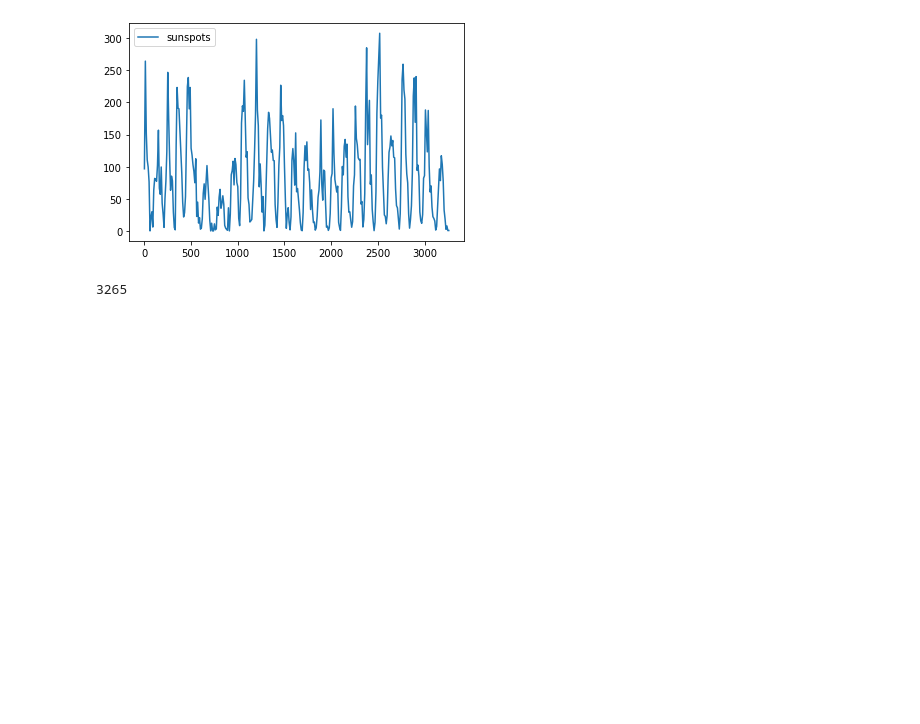
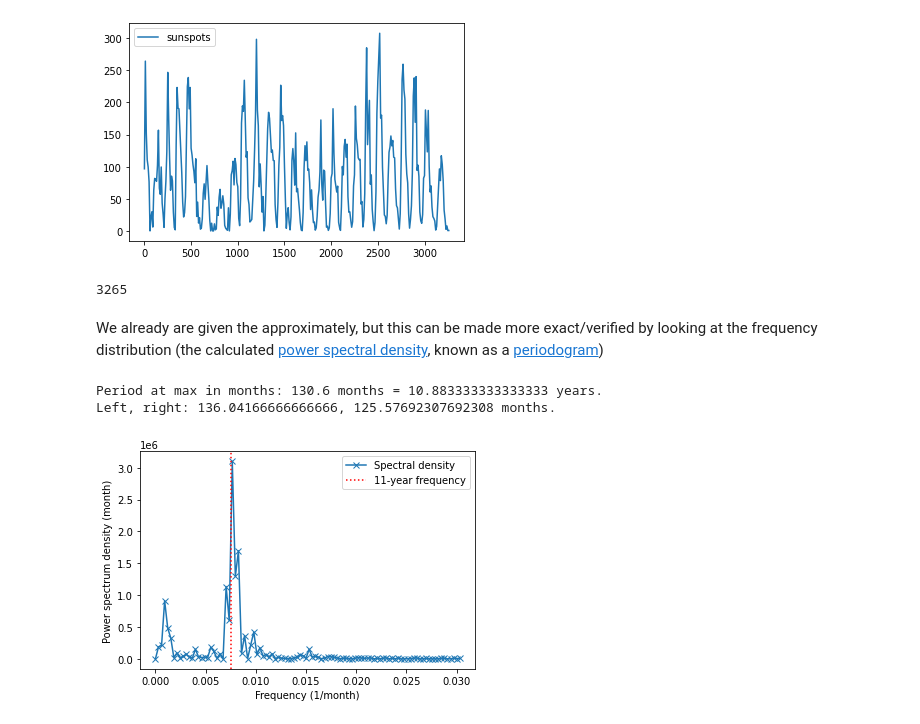
Before and after one commit to vivecalindahl/timeseries-prediction, a Jupyter notebook: rnn-lstm-forecasting.ipynb, the cells around one changed output. Drawn from its saved outputs; the diff is of its cells as text; code cells hidden in the pictures; blank space fills up the shorter version.

```diff
--- a/rnn-lstm-forecasting.ipynb
+++ b/rnn-lstm-forecasting.ipynb
@@ -108,3 +122,23 @@ sns.lineplot(data=df[::10],);
 len(df)
 # %% [output]
 3265
+# %% [markdown]
+We already are given the approximately, but this can be made more exact/verified by looking at the frequency distribution
+(the calculated [power spectral density](https://en.wikipedia.org/wiki/Spectral_density), known as a [periodogram](https://en.wikipedia.org/wiki/Periodogram))
+# %%
+f, spec = periodogram(df.sunspots)
+
+plt.plot(f[:100], spec[:100], 'x-', label='Spectral density')
+plt.xlabel('Frequency (1/month)');
+plt.ylabel("Power spectrum density (month)")
+
+plt.axvline(x=1/(11*12), linestyle=':', color='red', label='11-year frequency')
+
+plt.legend()
+imax = np.argmax(spec)
+left, center, right = 1/f[imax-1:imax+2] # years
+print(f"Period at max in months: {center} months = {center/12} years.\nLeft, right: {left}, {right} months.")
+# %% [output]
+Period at max in months: 130.6 months = 10.883333333333333 years.
+Left, right: 136.04166666666666, 125.57692307692308 months.
+[figure, added]
```
Also changed, not shown: parts of 45 cells of this notebook.
